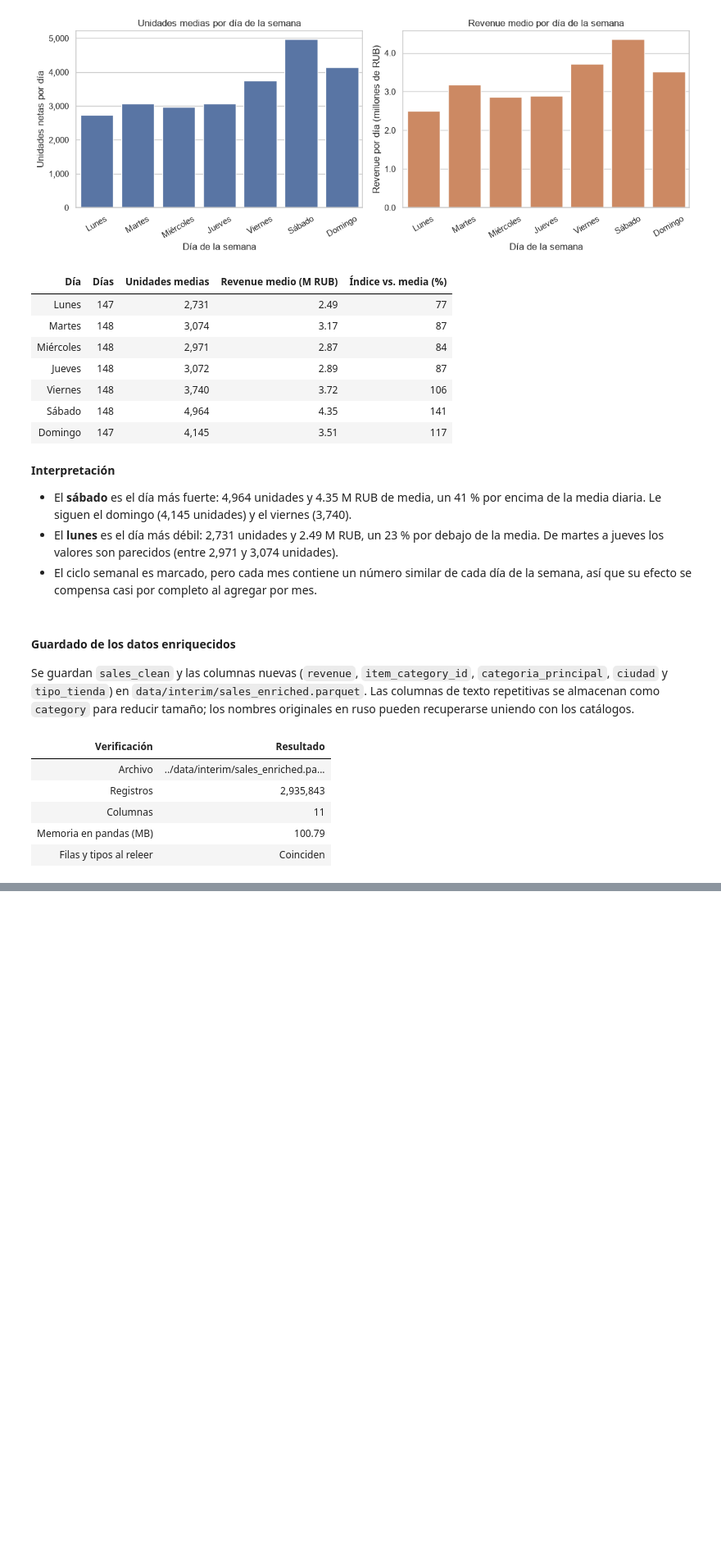
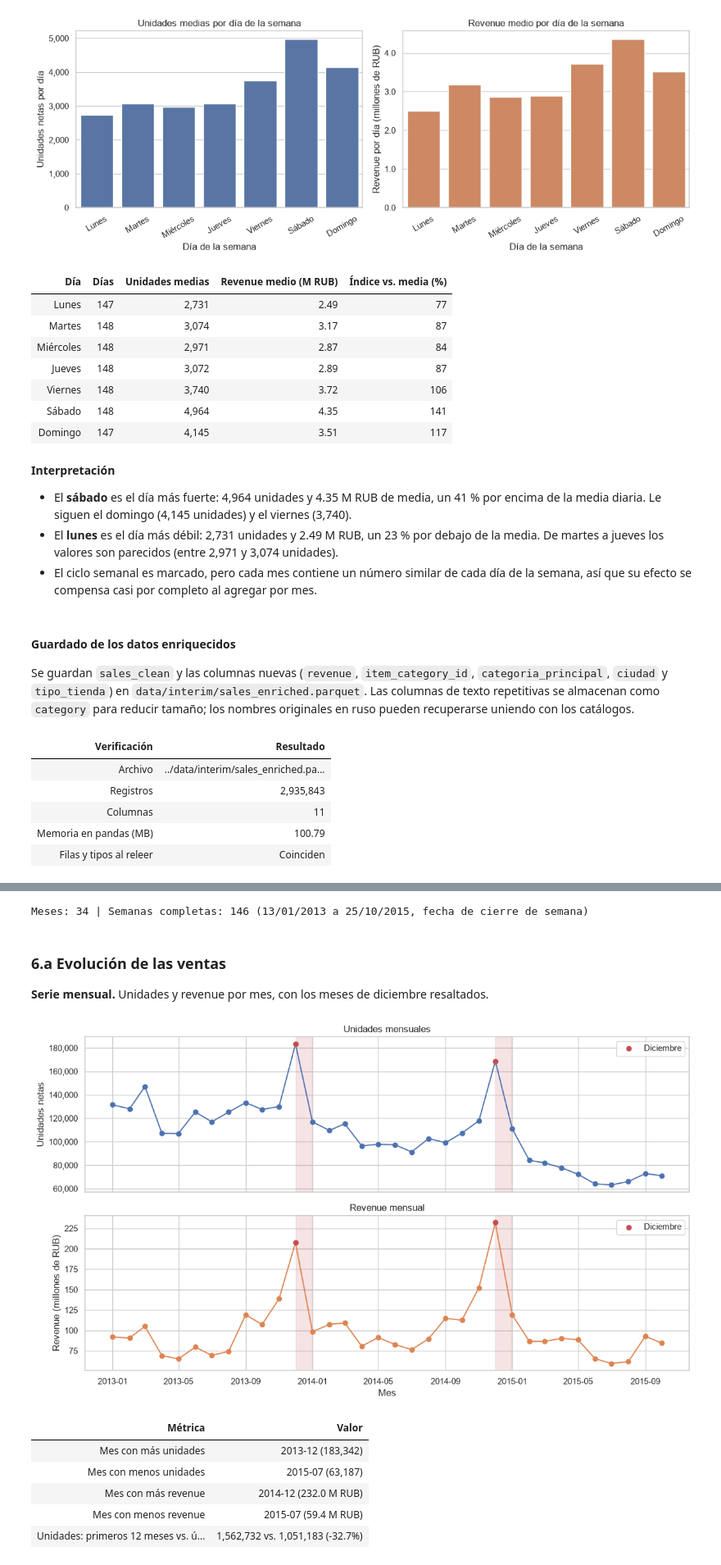
Before and after one commit to LuisCruz1996/predict_future_sales, a Jupyter notebook: notebooks/01_exploratory_data_analysis.ipynb, the cells around one changed output, grey strips where cells are left out. Shown at 82% size. Drawn from its saved outputs; the diff is of its cells as text; code cells hidden in the pictures; blank space fills up the shorter version.

```diff
--- a/notebooks/01_exploratory_data_analysis.ipynb
+++ b/notebooks/01_exploratory_data_analysis.ipynb
@@ -1863,0 +1876,69 @@ style_table(
+# %%
+sales_ts = load_parquet(ENRICHED_SALES_FILE)
+
+monthly_ts = (
+    sales_ts.groupby("date_block_num")
+    .agg(units=("item_cnt_day", "sum"), revenue=("revenue", "sum"), shops=("shop_id", "nunique"))
+)
+monthly_ts.index = pd.date_range("2013-01-01", periods=len(monthly_ts), freq="MS")
+monthly_ts["revenue_m"] = monthly_ts["revenue"] / 1e6
+
+weekly_ts = (
+    sales_ts.groupby(pd.Grouper(key="date", freq="W-SUN"))
+    .agg(units=("item_cnt_day", "sum"), revenue=("revenue", "sum"), days=("date", "nunique"))
+)
+weekly_ts = weekly_ts[weekly_ts["days"] == 7].drop(columns="days")
+weekly_ts["revenue_m"] = weekly_ts["revenue"] / 1e6
+
+print(f"Meses: {len(monthly_ts)} | Semanas completas: {len(weekly_ts)} "
+      f"({weekly_ts.index.min():%d/%m/%Y} a {weekly_ts.index.max():%d/%m/%Y}, fecha de cierre de semana)")
+# %% [output]
+Meses: 34 | Semanas completas: 146 (13/01/2013 a 25/10/2015, fecha de cierre de semana)
+# %% [markdown]
+### 6.a Evolución de las ventas
+
+**Serie mensual.** Unidades y revenue por mes, con los meses de diciembre resaltados.
+# %%
+december_months = monthly_ts.index[monthly_ts.index.month == 12]
+
+fig, axes = plt.subplots(2, 1, figsize=(12, 7), sharex=True)
+for ax, col, color, title, ylabel in [
+    (axes[0], "units", "C0", "Unidades mensuales", "Unidades netas"),
+    (axes[1], "revenue_m", "C1", "Revenue mensual", "Revenue (millones de RUB)"),
+]:
+    ax.plot(monthly_ts.index, monthly_ts[col], marker="o", color=color)
+    for month in december_months:
+        ax.axvspan(month, month + pd.offsets.MonthEnd(1), color="C3", alpha=0.15)
+    ax.scatter(december_months, monthly_ts.loc[december_months, col], color="C3", zorder=3,
+               label="Diciembre")
+    ax.set_title(title)
+    ax.set_ylabel(ylabel)
+    ax.yaxis.set_major_formatter(mtick.StrMethodFormatter("{x:,.0f}"))
+    ax.legend(loc="upper right")
+axes[1].set_xlabel("Mes")
+plt.tight_layout()
+plt.show()
+
+monthly_extremes = pd.DataFrame(
+    {
+        "Métrica": ["Mes con más unidades", "Mes con menos unidades", "Mes con más revenue",
+                    "Mes con menos revenue", "Unidades: primeros 12 meses vs. últimos 12 meses"],
+        "Valor": [
+            f"{monthly_ts['units'].idxmax():%Y-%m} ({monthly_ts['units'].max():,})",
+            f"{monthly_ts['units'].idxmin():%Y-%m} ({monthly_ts['units'].min():,})",
+            f"{monthly_ts['revenue_m'].idxmax():%Y-%m} ({monthly_ts['revenue_m'].max():,.1f} M RUB)",
+            f"{monthly_ts['revenue_m'].idxmin():%Y-%m} ({monthly_ts['revenue_m'].min():,.1f} M RUB)",
+            f"{monthly_ts['units'].iloc[:12].sum():,} vs. {monthly_ts['units'].iloc[-12:].sum():,} "
+            f"({monthly_ts['units'].iloc[-12:].sum() / monthly_ts['units'].iloc[:12].sum() - 1:+.1%})",
+        ],
+    }
+)
+style_table(monthly_extremes)
+# %% [output]
+[figure, added]
+| Métrica | Valor |
+| Mes con más unidades | 2013-12 (183,342) |
+| Mes con menos unidades | 2015-07 (63,187) |
+| Mes con más revenue | 2014-12 (232.0 M RUB) |
+| Mes con menos revenue | 2015-07 (59.4 M RUB) |
+| Unidades: primeros 12 meses vs. ú... | 1,562,732 vs. 1,051,183 (-32.7%) |
```
Also changed, not shown: parts of 36 cells of this notebook.
